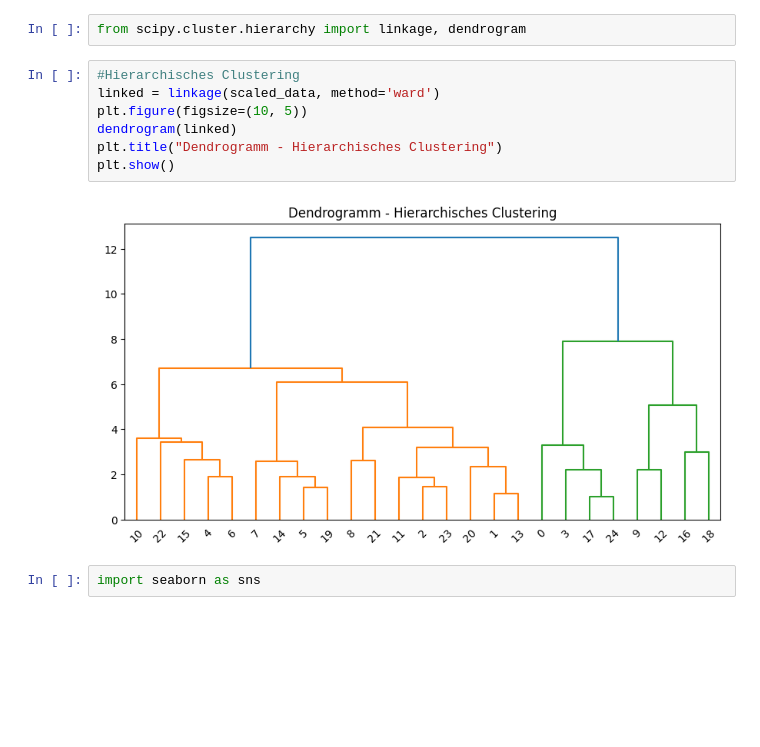
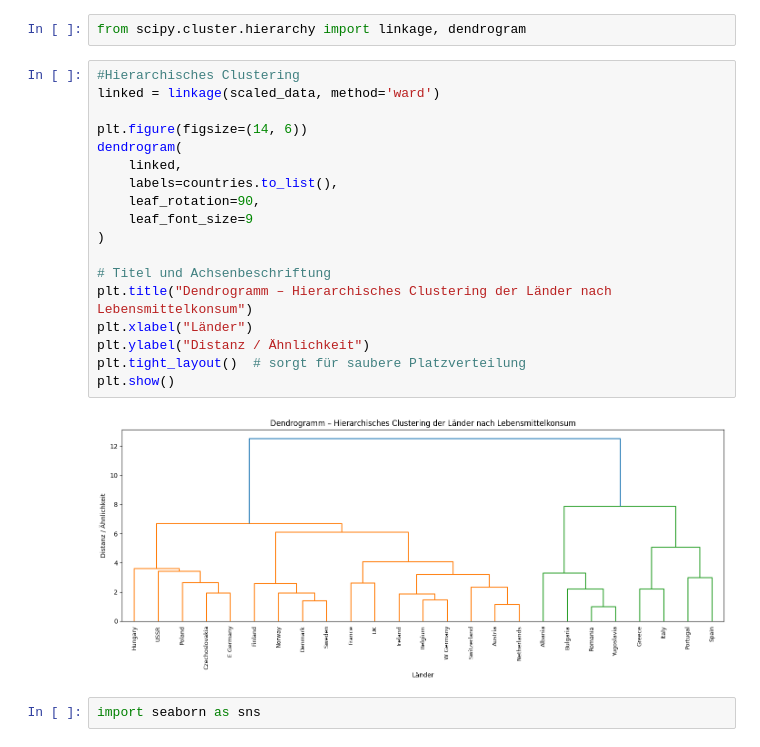
Before and after one commit to lilithUmit/AMLHC_Tasks_LH, a Jupyter notebook: src/python/task3_1.ipynb, the cells around one changed output. Drawn from its saved outputs; the diff is of its cells as text; blank space fills up the shorter version.

Commit message:
Hierarchisches Clustering beschriftet

```diff
--- a/src/python/task3_1.ipynb
+++ b/src/python/task3_1.ipynb
@@ -151,12 +151,23 @@ from scipy.cluster.hierarchy import linkage, dendrogram
 # %%
 #Hierarchisches Clustering
 linked = linkage(scaled_data, method='ward')
-plt.figure(figsize=(10, 5))
-dendrogram(linked)
-plt.title("Dendrogramm - Hierarchisches Clustering")
+
+plt.figure(figsize=(14, 6))
+dendrogram(
+    linked,
+    labels=countries.to_list(),
+    leaf_rotation=90,
+    leaf_font_size=9
+)
+
+# Titel und Achsenbeschriftung
+plt.title("Dendrogramm – Hierarchisches Clustering der Länder nach Lebensmittelkonsum")
+plt.xlabel("Länder")
+plt.ylabel("Distanz / Ähnlichkeit")
+plt.tight_layout()  # sorgt für saubere Platzverteilung
 plt.show()
 # %% [output]
-[figure, old version]
+[figure, new version]
 # %%
 import seaborn as sns
 # %%
```
Also changed, not shown: parts of 2 cells of this notebook.
